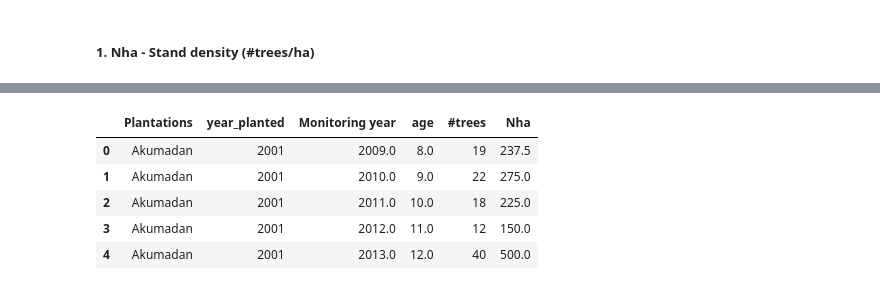
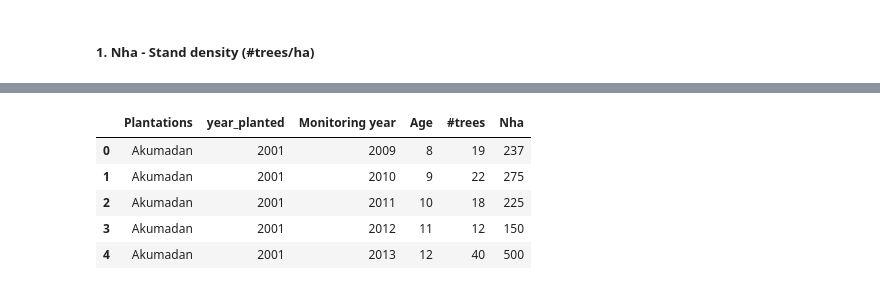
Before and after one commit to ds-gowusu/data_predictor_model, a Jupyter notebook: data_analytics.ipynb, the cells around one changed output, grey strips where cells are left out. Saved outputs shown, nothing was run; the diff lists cells and outputs as text; code cells hidden in the pictures.

```diff
--- a/data_analytics.ipynb
+++ b/data_analytics.ipynb
@@ -495,0 +442,4 @@ dtype: int64
+# %%
+df['Age'] = df['Age'].astype(int)
+df['Monitoring year'] = df['Monitoring year'].astype(int)
+df.head()
@@ -511,3 +458,0 @@ df.head()
-# %%
-df['age'] = df['Monitoring year'] - df['year_planted']
-df.head()
@@ -521,8 +459,8 @@ df.head()
 # %%
-# remove trees with less than 3 years
-df = df[~((df['age'] < 3.0))]
+# remove trees with age less than 3 years
+df = df[~((df['Age'] < 3.0))]
 # %%
-sd = df.groupby(['Plantations','year_planted', 'Monitoring year', 'age'])['tree_id'].nunique().reset_index(name="#trees")
+sd = df.groupby(['Plantations','year_planted', 'Monitoring year', 'Age'])['tree_id'].nunique().reset_index(name="#trees")
 # %%
 sd.head()
 # %% [output]
@@ -535,10 +473,11 @@ sd.head()
 # %%
 sd['Nha'] = sd['#trees'] * 10000 / df['plot_size_m2']
+sd['Nha'] = sd['Nha'].astype(int)
 sd.head()
 # %% [output]
-|  | Plantations | year_planted | Monitoring year | age | #trees | Nha |
-| 0 | Akumadan | 2001 | 2009.0 | 8.0 | 19 | 237.5 |
-| 1 | Akumadan | 2001 | 2010.0 | 9.0 | 22 | 275.0 |
-| 2 | Akumadan | 2001 | 2011.0 | 10.0 | 18 | 225.0 |
-| 3 | Akumadan | 2001 | 2012.0 | 11.0 | 12 | 150.0 |
-| 4 | Akumadan | 2001 | 2013.0 | 12.0 | 40 | 500.0 |
+|  | Plantations | year_planted | Monitoring year | Age | #trees | Nha |
+| 0 | Akumadan | 2001 | 2009 | 8 | 19 | 237 |
+| 1 | Akumadan | 2001 | 2010 | 9 | 22 | 275 |
+| 2 | Akumadan | 2001 | 2011 | 10 | 18 | 225 |
+| 3 | Akumadan | 2001 | 2012 | 11 | 12 | 150 |
+| 4 | Akumadan | 2001 | 2013 | 12 | 40 | 500 |
```
Also changed, not shown: parts of 16 cells of this notebook.
